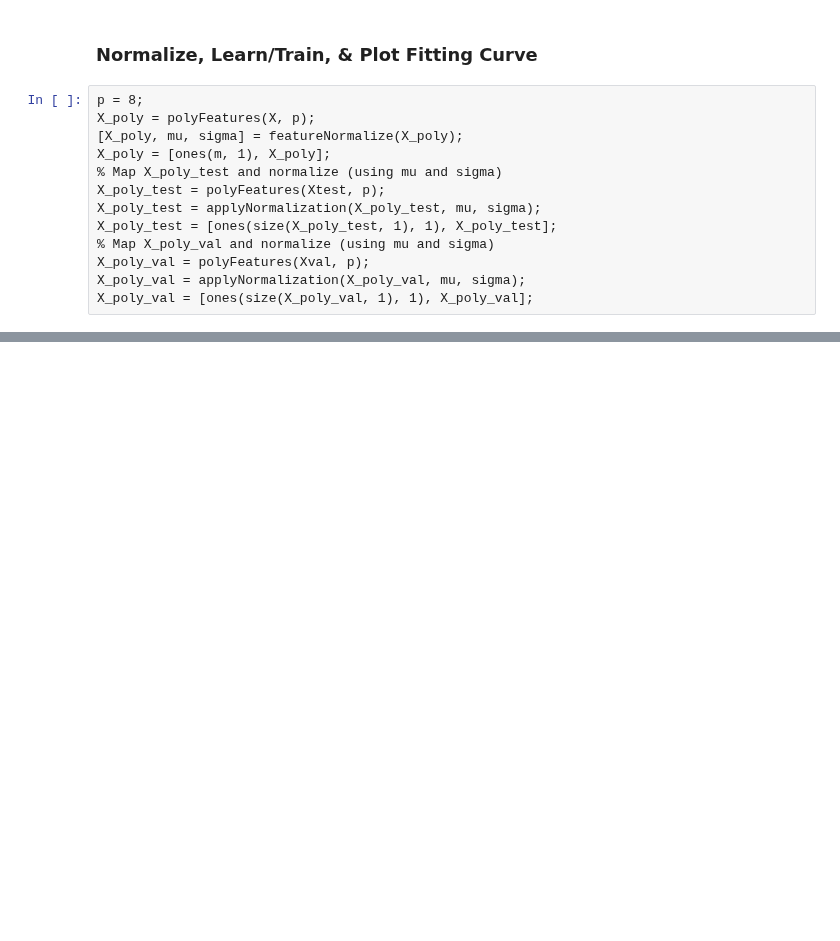
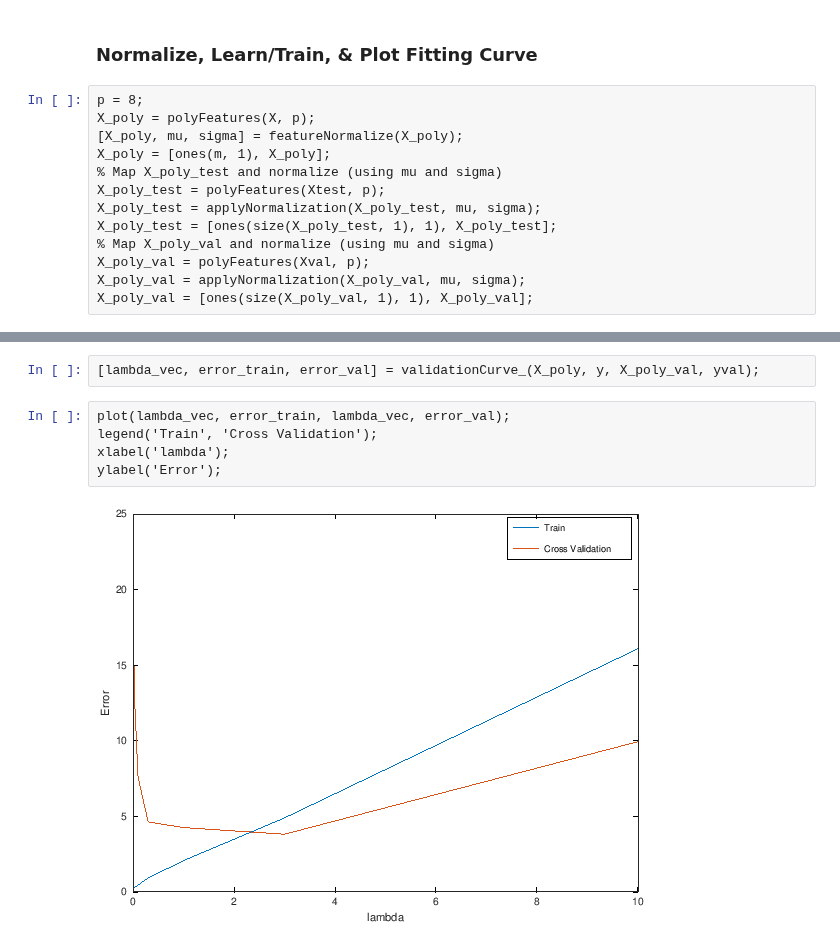
Before and after one commit to mxagar/machine_learning_coursera, a Jupyter notebook: exercises/ex1-ex8-octave/ex5/ML_Coursera_Ex_5_BiasVariance.ipynb, the cells around one changed output, grey strips where cells are left out. Cells and saved outputs as stored; diff of their text form; blank space fills up the shorter version.

Commit message:
exercise 5: finished last parts -- model selection with varied lmbda using the cross-validation split

```diff
--- a/exercises/ex1-ex8-octave/ex5/ML_Coursera_Ex_5_BiasVariance.ipynb
+++ b/exercises/ex1-ex8-octave/ex5/ML_Coursera_Ex_5_BiasVariance.ipynb
@@ -313,0 +341,9 @@ title (sprintf('Polynomial Regression Fit (lambda = %f)', lambda));
+# %%
+[lambda_vec, error_train, error_val] = validationCurve_(X_poly, y, X_poly_val, yval);
+# %%
+plot(lambda_vec, error_train, lambda_vec, error_val);
+legend('Train', 'Cross Validation');
+xlabel('lambda');
+ylabel('Error');
+# %% [output]
+[figure, added]
```
Also changed, not shown: parts of 4 cells of this notebook.
